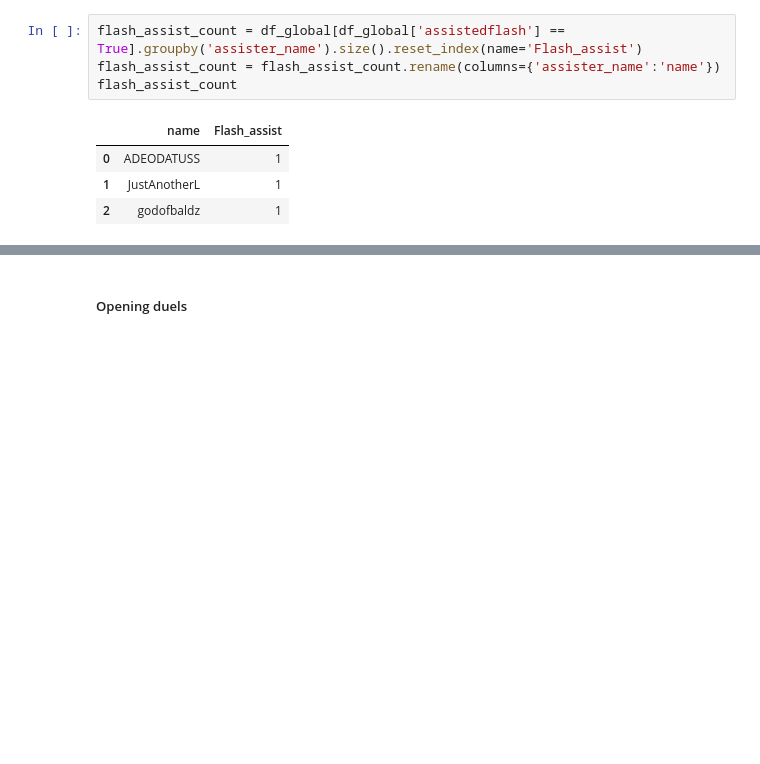
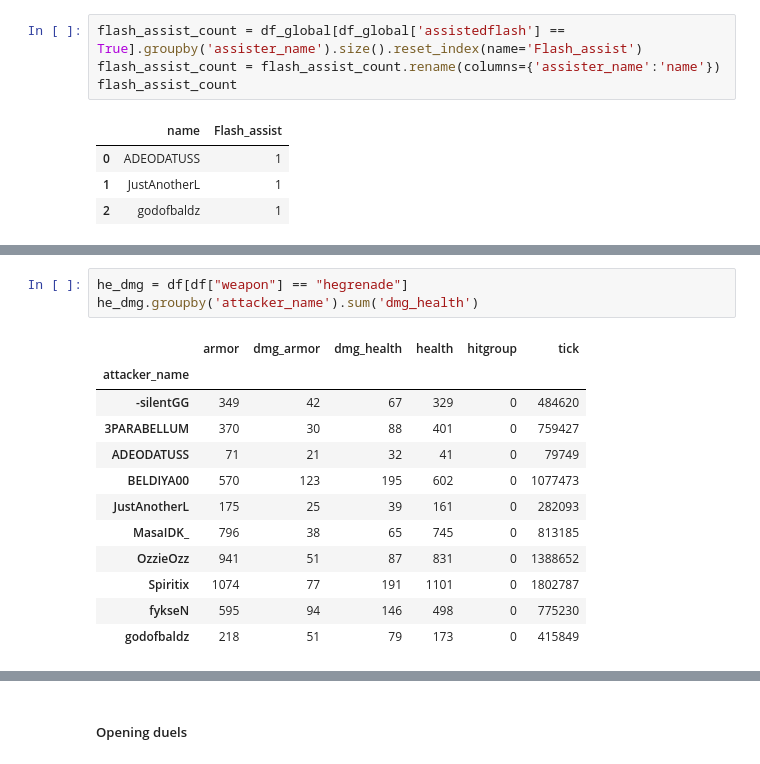
Before and after one commit to Armeldt/CS2-ESEA-season-stats-aggregator, a Jupyter notebook: projet_cs2_parse.ipynb, the cells around one changed output, grey strips where cells are left out. Saved outputs shown, nothing was run; the diff lists cells and outputs as text; blank space fills up the shorter version.

```diff
--- a/projet_cs2_parse.ipynb
+++ b/projet_cs2_parse.ipynb
@@ -544,0 +579,16 @@ flash_assist_count
+# %%
+he_dmg = df[df["weapon"] == "hegrenade"]
+he_dmg.groupby('attacker_name').sum('dmg_health')
+# %% [output]
+|  | armor | dmg_armor | dmg_health | health | hitgroup | tick |
+| attacker_name |  |  |  |  |  |  |
+| -silentGG | 349 | 42 | 67 | 329 | 0 | 484620 |
+| 3PARABELLUM | 370 | 30 | 88 | 401 | 0 | 759427 |
+| ADEODATUSS | 71 | 21 | 32 | 41 | 0 | 79749 |
+| BELDIYA00 | 570 | 123 | 195 | 602 | 0 | 1077473 |
+| JustAnotherL | 175 | 25 | 39 | 161 | 0 | 282093 |
+| MasaIDK_ | 796 | 38 | 65 | 745 | 0 | 813185 |
+| OzzieOzz | 941 | 51 | 87 | 831 | 0 | 1388652 |
+| Spiritix | 1074 | 77 | 191 | 1101 | 0 | 1802787 |
+| fykseN | 595 | 94 | 146 | 498 | 0 | 775230 |
+| godofbaldz | 218 | 51 | 79 | 173 | 0 | 415849 |
```
Also changed, not shown: parts of 7 cells of this notebook.
